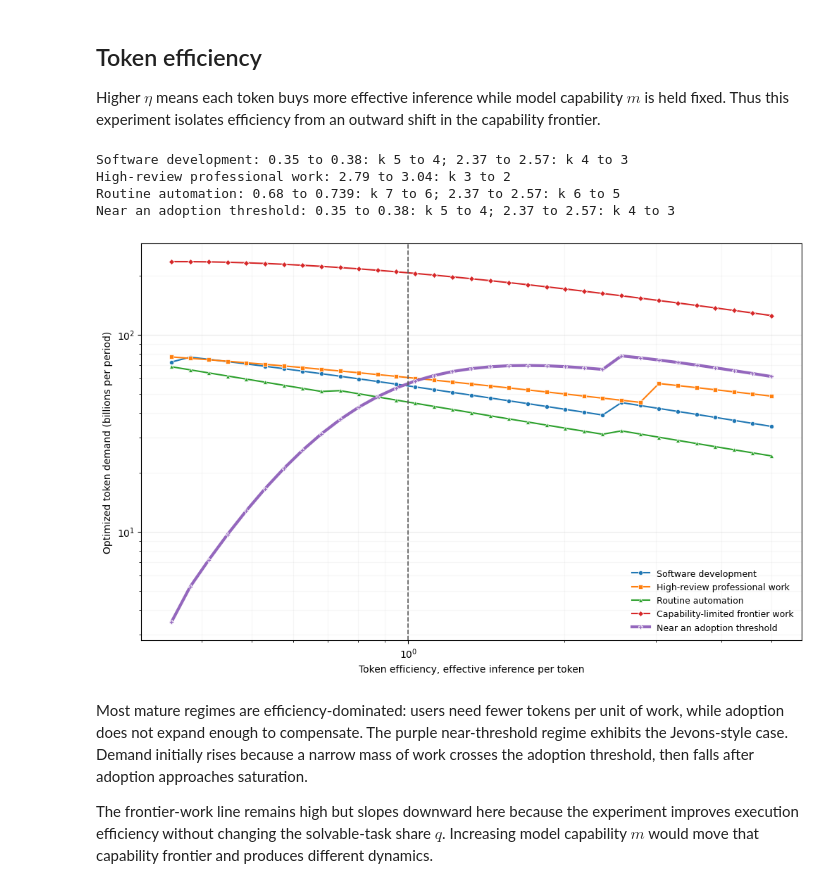
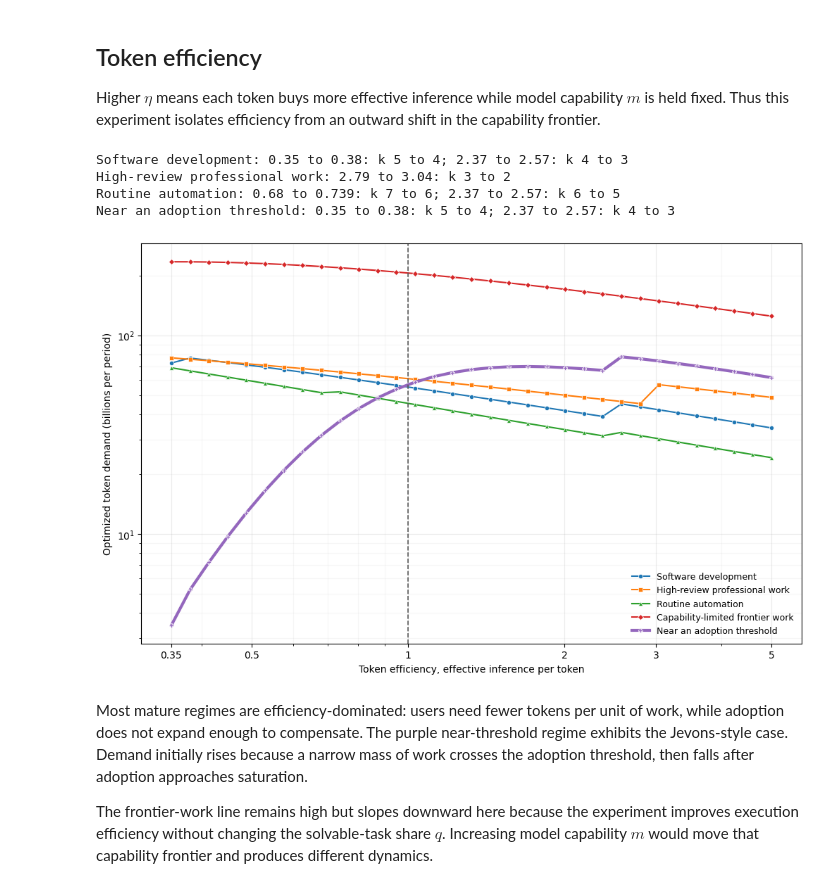
Before and after one commit to theothersteven/modeling-token-demand, a Jupyter notebook: notebooks/comparative_statics.ipynb, the cells around one changed output. Cells and saved outputs as stored; diff of their text form; code cells hidden in the pictures.

Commit message:
Label logarithmic plot axes clearly

```diff
--- a/notebooks/comparative_statics.ipynb
+++ b/notebooks/comparative_statics.ipynb
@@ -160,9 +160,19 @@ def solve_axis(scenario_field, values):
 
 
 MARKERS = ("o", "s", "^", "D", "P")
+PRICE_TICKS = (1, 2, 5, 10, 20, 40, 80)
+TECHNOLOGY_TICKS = (0.35, 0.5, 1, 2, 3, 5)
 
 
-def plot_demand(values, results, xlabel, filename, baseline_value, reverse_x=False):
+def label_log_x_axis(ax, ticks):
+    """Show informative numeric labels instead of sparse powers of ten."""
+    ax.set_xticks(ticks)
+    ax.set_xticklabels([f"{tick:g}" for tick in ticks])
+
+
+def plot_demand(
+    values, results, xlabel, filename, baseline_value, xticks, reverse_x=False
+):
     """Plot every optimized demand point with an industry-specific marker."""
     fig, ax = plt.subplots(figsize=(10, 6.2), constrained_layout=True)
     for index, (industry_name, outcomes) in enumerate(results.items()):
@@ -176,6 +186,7 @@ def plot_demand(values, results, xlabel, filename, baseline_value, reverse_x=Fal
 
     ax.set_xscale("log")
     ax.set_yscale("log")
+    label_log_x_axis(ax, xticks)
     ax.axvline(baseline_value, color="0.35", linestyle="--", linewidth=1.2)
     if reverse_x:
         ax.invert_xaxis()
@@ -188,7 +199,7 @@ def plot_demand(values, results, xlabel, filename, baseline_value, reverse_x=Fal
     return fig
 
 
-def plot_token_spend(values, results, filename):
+def plot_token_spend(values, results, filename, xticks):
     """Plot c times D(c), with spending reported in millions of dollars."""
     fig, ax = plt.subplots(figsize=(10, 6.2), constrained_layout=True)
     for index, (industry_name, outcomes) in enumerate(results.items()):
@@ -205,6 +216,7 @@ def plot_token_spend(values, results, filename):
 
     ax.set_xscale("log")
     ax.set_yscale("log")
+    label_log_x_axis(ax, xticks)
     ax.axvline(10.0, color="0.35", linestyle="--", linewidth=1.2)
     ax.invert_xaxis()
     ax.set_xlabel("Token price, $ per million tokens (lower cost to the right)")
@@ -216,7 +228,7 @@ def plot_token_spend(values, results, filename):
     return fig
 
 
-def plot_surplus_by_capability(capabilities, results, filename):
+def plot_surplus_by_capability(capabilities, results, filename, xticks):
     """Plot optimized surplus as model capability changes."""
     fig, ax = plt.subplots(figsize=(10, 6.2), constrained_layout=True)
     for index, (industry_name, outcomes) in enumerate(results.items()):
@@ -227,6 +239,7 @@ def plot_surplus_by_capability(capabilities, results, filename):
         )
 
     ax.set_xscale("log")
+    label_log_x_axis(ax, xticks)
     ax.axvline(1.0, color="0.35", linestyle="--", linewidth=1.2)
     ax.set_xlabel("Model capability, $m$")
     ax.set_ylabel("Optimized surplus, $u_i^\\star$ (dollars per work-hour)")
@@ -311,20 +326,21 @@ Higher $\eta$ means each token buys more effective inference while model capabil
 # %%
 token_efficiencies = np.geomspace(0.35, 5.0, 33)
 efficiency_results = solve_axis("token_efficiency", token_efficiencies)
 print_retry_switches(token_efficiencies, efficiency_results)
 efficiency_figure = plot_demand(
     token_efficiencies,
     efficiency_results,
     xlabel="Token efficiency, effective inference per token",
     filename="token-demand-vs-efficiency.png",
     baseline_value=1.0,
+    xticks=TECHNOLOGY_TICKS,
 )
 # %% [output]
 Software development: 0.35 to 0.38: k 5 to 4; 2.37 to 2.57: k 4 to 3
 High-review professional work: 2.79 to 3.04: k 3 to 2
 Routine automation: 0.68 to 0.739: k 7 to 6; 2.37 to 2.57: k 6 to 5
 Near an adoption threshold: 0.35 to 0.38: k 5 to 4; 2.37 to 2.57: k 4 to 3
-[figure, old version]
+[figure, new version]
 # %% [markdown]
 Most mature regimes are efficiency-dominated: users need fewer tokens per unit of work, while adoption does not expand enough to compensate. The purple near-threshold regime exhibits the Jevons-style case. Demand initially rises because a narrow mass of work crosses the adoption threshold, then falls after adoption approaches saturation.
 
```
Also changed, not shown: parts of 3 cells of this notebook, 5 other files.
